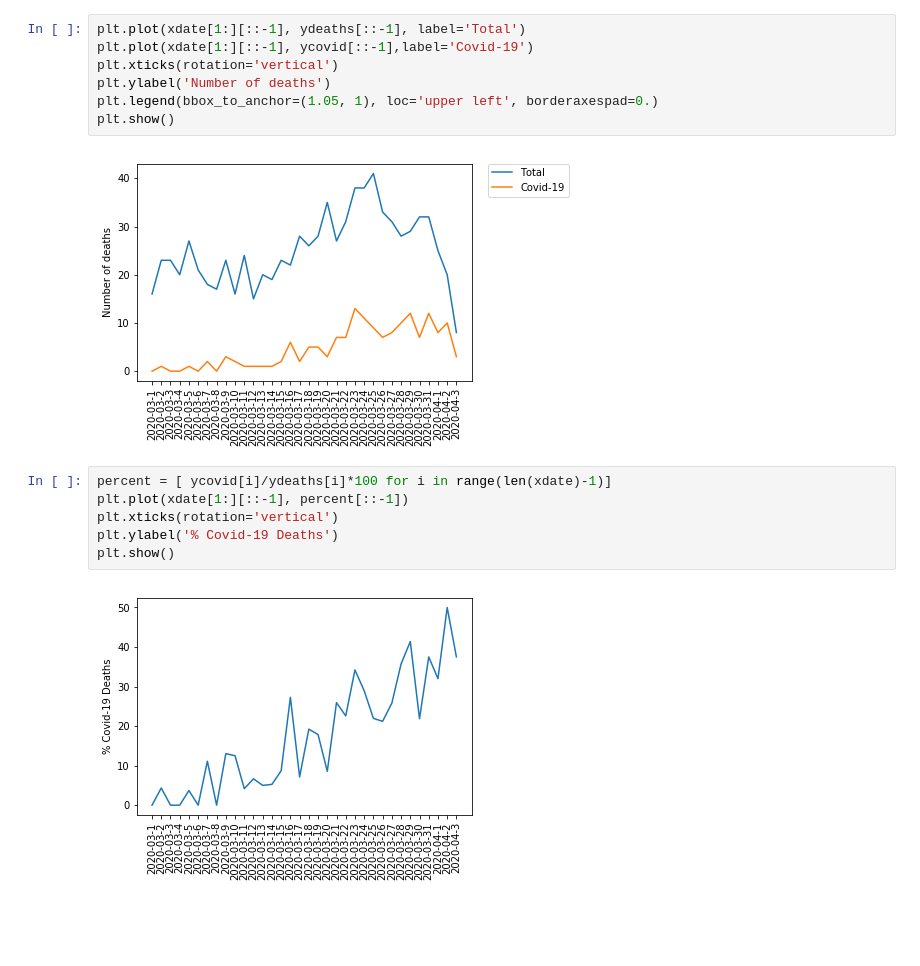
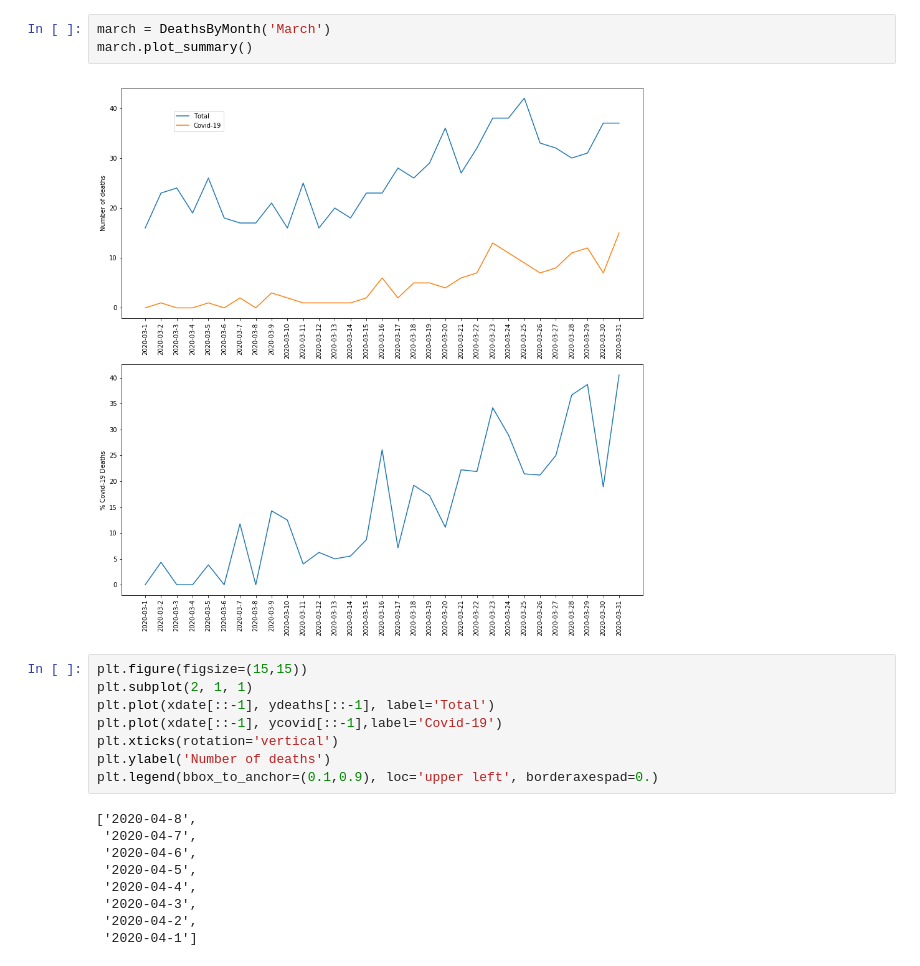
Before and after one commit to RodericGuigoCorominas/ST-Trup-v1, a Jupyter notebook: NotableDeathsCovid-19.ipynb, the cells around one changed output. Drawn from its saved outputs; the diff is of its cells as text; blank space fills up the shorter version.

```diff
--- a/NotableDeathsCovid-19.ipynb
+++ b/NotableDeathsCovid-19.ipynb
@@ -52,17 +131,22 @@ for row in body[0].findAll(['h2','h3','ul'])[5:]:
+# %%
+march = DeathsByMonth('March')
+march.plot_summary()
+# %% [output]
+[figure, added]
 # %%
-plt.plot(xdate[1:][::-1], ydeaths[::-1], label='Total')
-plt.plot(xdate[1:][::-1], ycovid[::-1],label='Covid-19')
+plt.figure(figsize=(15,15))
+plt.subplot(2, 1, 1)
+plt.plot(xdate[::-1], ydeaths[::-1], label='Total')
+plt.plot(xdate[::-1], ycovid[::-1],label='Covid-19')
 plt.xticks(rotation='vertical')
 plt.ylabel('Number of deaths')
-plt.legend(bbox_to_anchor=(1.05, 1), loc='upper left', borderaxespad=0.)
-plt.show()
+plt.legend(bbox_to_anchor=(0.1,0.9), loc='upper left', borderaxespad=0.)
 # %% [output]
-[figure, removed]
+['2020-04-8',
+ '2020-04-7',
+ '2020-04-6',
+ '2020-04-5',
+ '2020-04-4',
+ '2020-04-3',
+ '2020-04-2',
+ '2020-04-1']
-# %%
-percent = [ ycovid[i]/ydeaths[i]*100 for i in range(len(xdate)-1)]
-plt.plot(xdate[1:][::-1], percent[::-1])
-plt.xticks(rotation='vertical')
-plt.ylabel('% Covid-19 Deaths')
-plt.show()
-# %% [output]
-[figure, removed]
```
Also changed, not shown: parts of 8 cells of this notebook.
